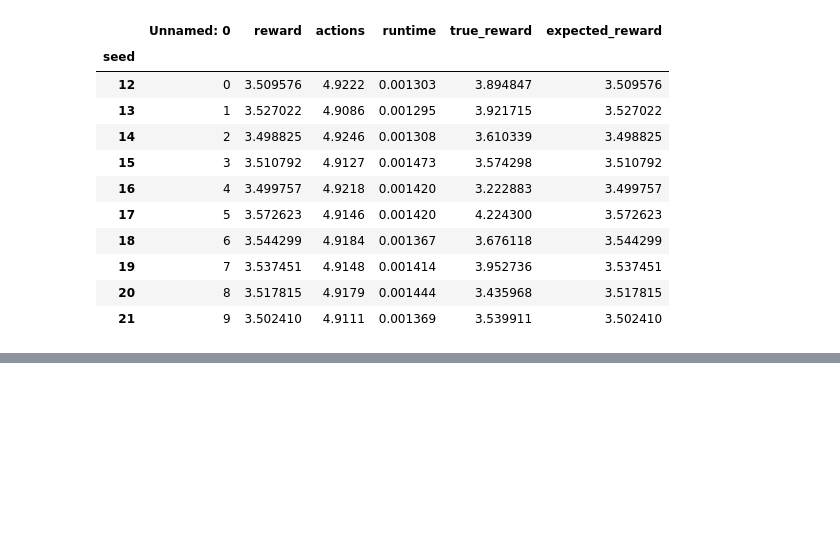
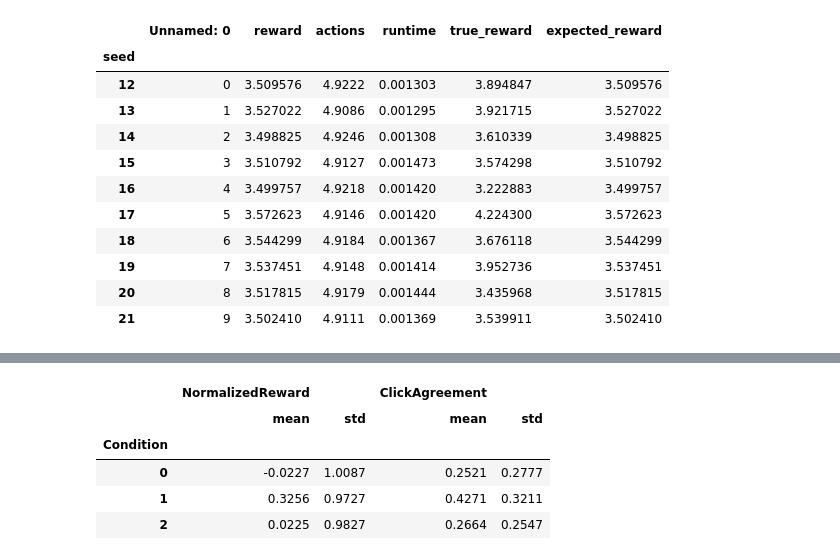
Before and after one commit to lovis-heindrich/MGPS-project-selection, a Jupyter notebook: analysis-5.ipynb, the cells around one changed output, grey strips where cells are left out. Drawn from its saved outputs; the diff is of its cells as text; code cells hidden in the pictures; blank space fills up the shorter version.

```diff
--- a/analysis-5.ipynb
+++ b/analysis-5.ipynb
@@ -327,0 +328,9 @@ Text(0.5, 1.0, '(participant_scores - mean(baseline_scores)) / std(participant_s
+# %%
+df.groupby("Condition").agg(["mean", "std"]).round(4)[["NormalizedReward", "ClickAgreement"]]
+# %% [output]
+|  | NormalizedReward |  | ClickAgreement |  |
+|  | mean | std | mean | std |
+| Condition |  |  |  |  |
+| 0 | -0.0227 | 1.0087 | 0.2521 | 0.2777 |
+| 1 | 0.3256 | 0.9727 | 0.4271 | 0.3211 |
+| 2 | 0.0225 | 0.9827 | 0.2664 | 0.2547 |
```
Also changed, not shown: parts of 6 cells of this notebook, 2 other files.
